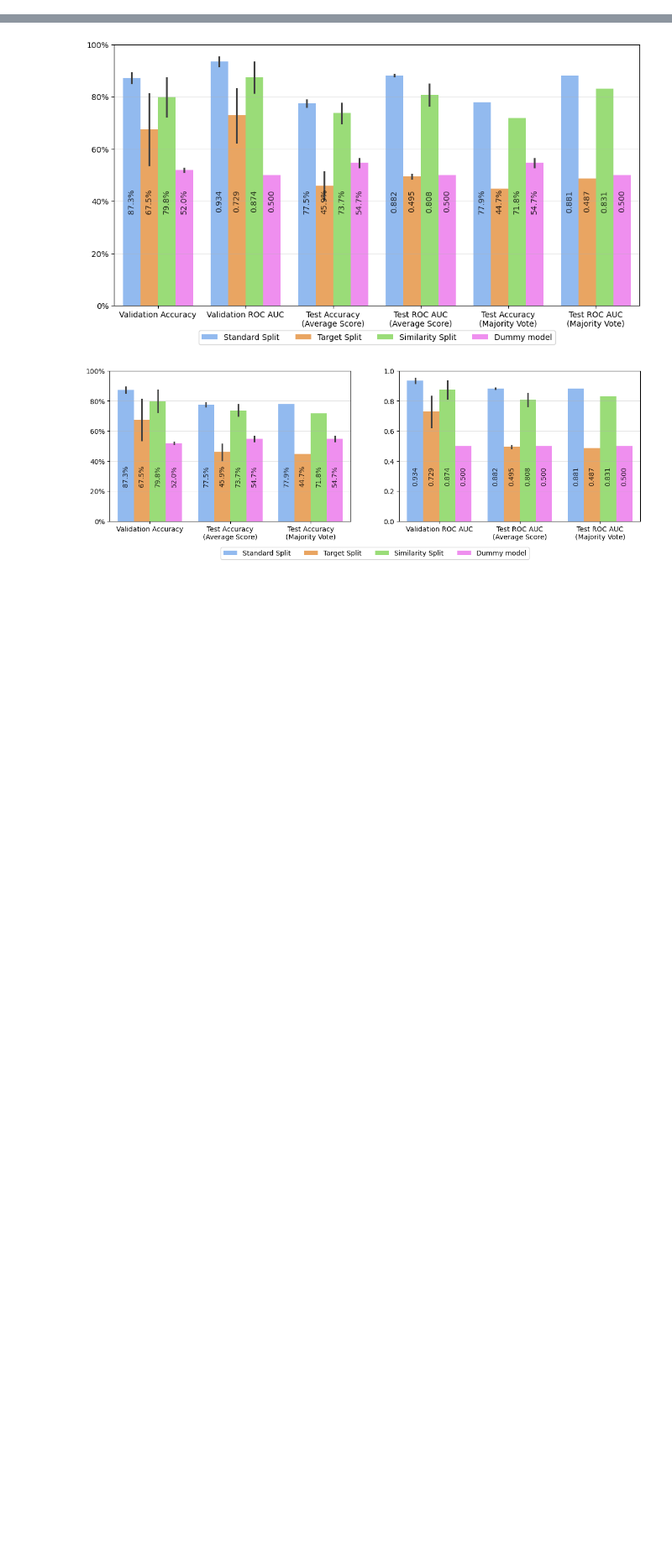
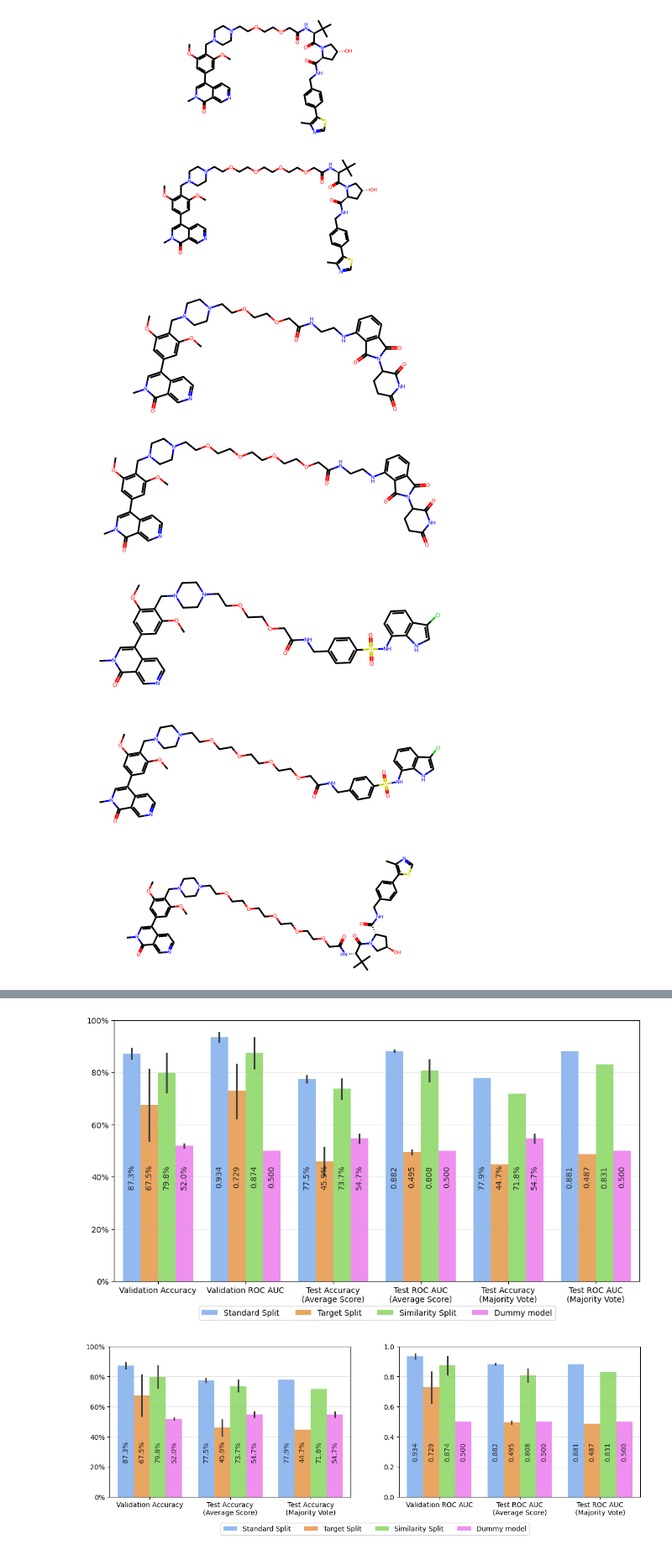
Before and after one commit to ribesstefano/PROTAC-Degradation-Predictor, a Jupyter notebook: notebooks/plot_experimental_results.ipynb, the cells around one changed output, grey strips where cells are left out. Shown at 84% size. Drawn from its saved outputs; the diff is of its cells as text; code cells hidden in the pictures; blank space fills up the shorter version.

```diff
--- a/notebooks/plot_experimental_results.ipynb
+++ b/notebooks/plot_experimental_results.ipynb
@@ -346,0 +169,7 @@ plot_performance_metrics(
+# %%
+data_dir = 'data'
+
+protac_db_df = pd.read_csv(os.path.join(data_dir, 'PROTAC-DB.csv'))
+protac_pedia_df = pd.read_csv(os.path.join(data_dir, 'PROTAC-Pedia.csv'))
+print(f'PROTAC-DB: {protac_db_df.shape}')
+print(f'PROTAC-Pedia: {protac_pedia_df.shape}')
@@ -346,0 +195,17 @@ plot_performance_metrics(
+# %%
+# Canonize SMILES column in both datasets
+from rdkit import Chem
+from rdkit.Chem import AllChem
+# Import tqdm for jupyter
+from tqdm.notebook import tqdm
+
+def canonize_smiles(smiles):
+    mol = Chem.MolFromSmiles(smiles)
+    if mol is None:
+        return None
+    return Chem.MolToSmiles(mol)
+
+tqdm.pandas(desc='PROTAC-DB')
+protac_db_df['Smiles'] = protac_db_df['Smiles'].progress_apply(canonize_smiles)
+tqdm.pandas(desc='PROTAC-Pedia')
+protac_pedia_df['PROTAC SMILES'] = protac_pedia_df['PROTAC SMILES'].progress_apply(canonize_smiles)
@@ -346,0 +294,20 @@ plot_performance_metrics(
+# %%
+# Draw some PROTAC molecules using RDKit
+from rdkit.Chem import Draw
+
+# Draw the first 10 PROTACs from PROTAC-DB
+protac_db_mols = [Chem.MolFromSmiles(smiles) for smiles in protac_db_df['Smiles'].unique()[:10]]
+protac_db_mols = [mol for mol in protac_db_mols if mol is not None]
+protac_db_mols = protac_db_mols[:10]
+for mol in protac_db_mols:
+    display(mol)
+# img = Draw.MolsToGridImage(protac_db_mols, molsPerRow=5, subImgSize=(200, 200))
+# img
+# %% [output]
+[figure, added]
+[figure, added]
+[figure, added]
+[figure, added]
+[figure, added]
+[figure, added]
+[figure, added]
```
Also changed, not shown: parts of 16 cells of this notebook, 9 other files.
